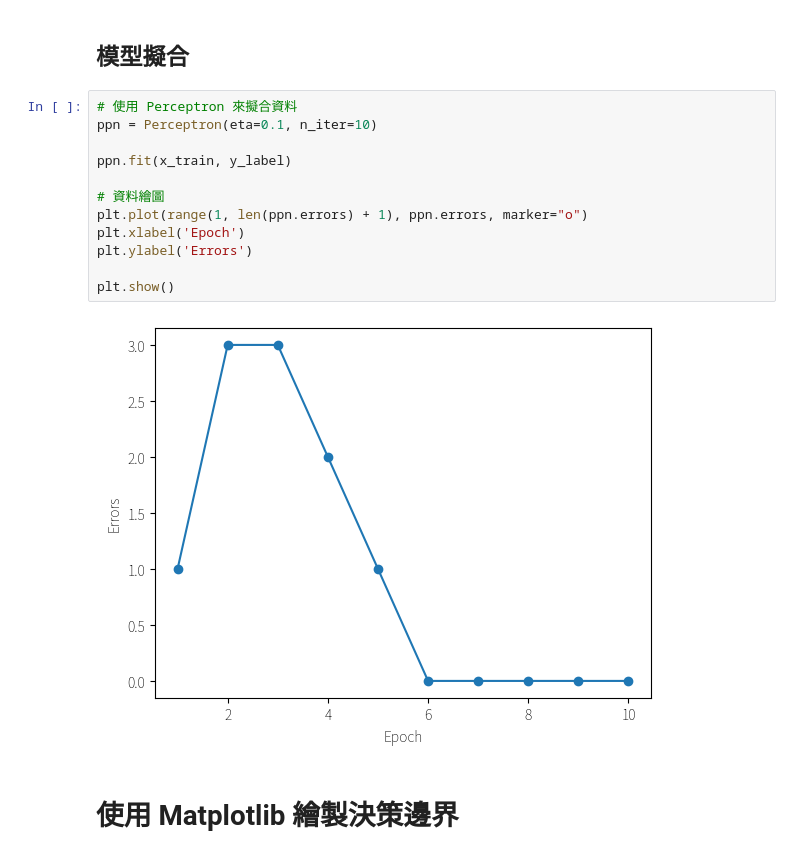
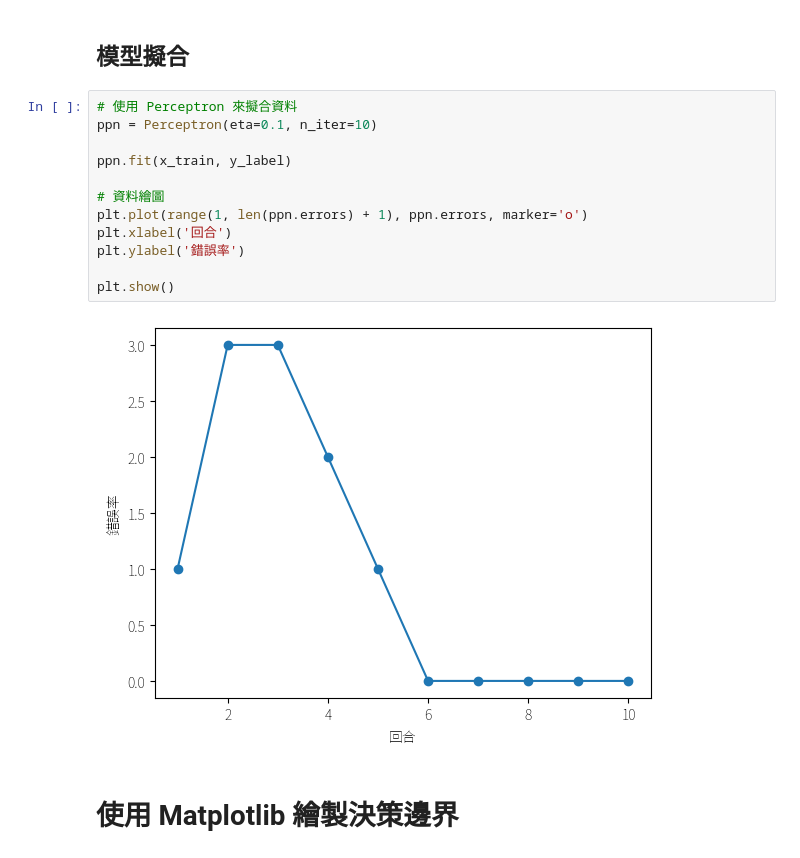
Before and after one commit to wenwen357951/ai_course_2023, a Jupyter notebook: notebooks/01_Machine_Learning_Classification.ipynb, the cells around one changed output. Cells and saved outputs as stored; diff of their text form.

```diff
--- a/notebooks/01_Machine_Learning_Classification.ipynb
+++ b/notebooks/01_Machine_Learning_Classification.ipynb
@@ -161,17 +160,17 @@ plt.show()
 # %%
 # 使用 Perceptron 來擬合資料
 ppn = Perceptron(eta=0.1, n_iter=10)
 
 ppn.fit(x_train, y_label)
 
 # 資料繪圖
-plt.plot(range(1, len(ppn.errors) + 1), ppn.errors, marker="o")
-plt.xlabel('Epoch')
-plt.ylabel('Errors')
+plt.plot(range(1, len(ppn.errors) + 1), ppn.errors, marker='o')
+plt.xlabel('回合')
+plt.ylabel('錯誤率')
 
 plt.show()
 # %% [output]
-[figure, old version]
+[figure, new version]
 # %% [markdown]
 # 使用 Matplotlib 繪製決策邊界
 # %%
```
Also changed, not shown: parts of 9 cells of this notebook, 1 other file.
